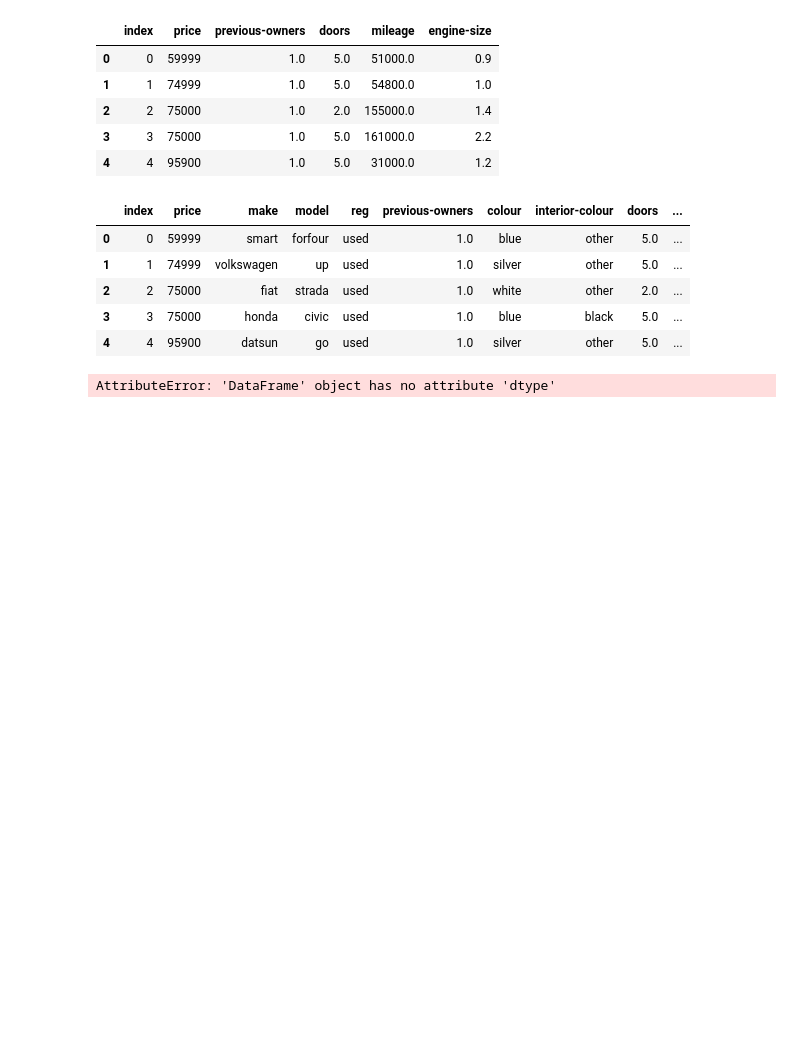
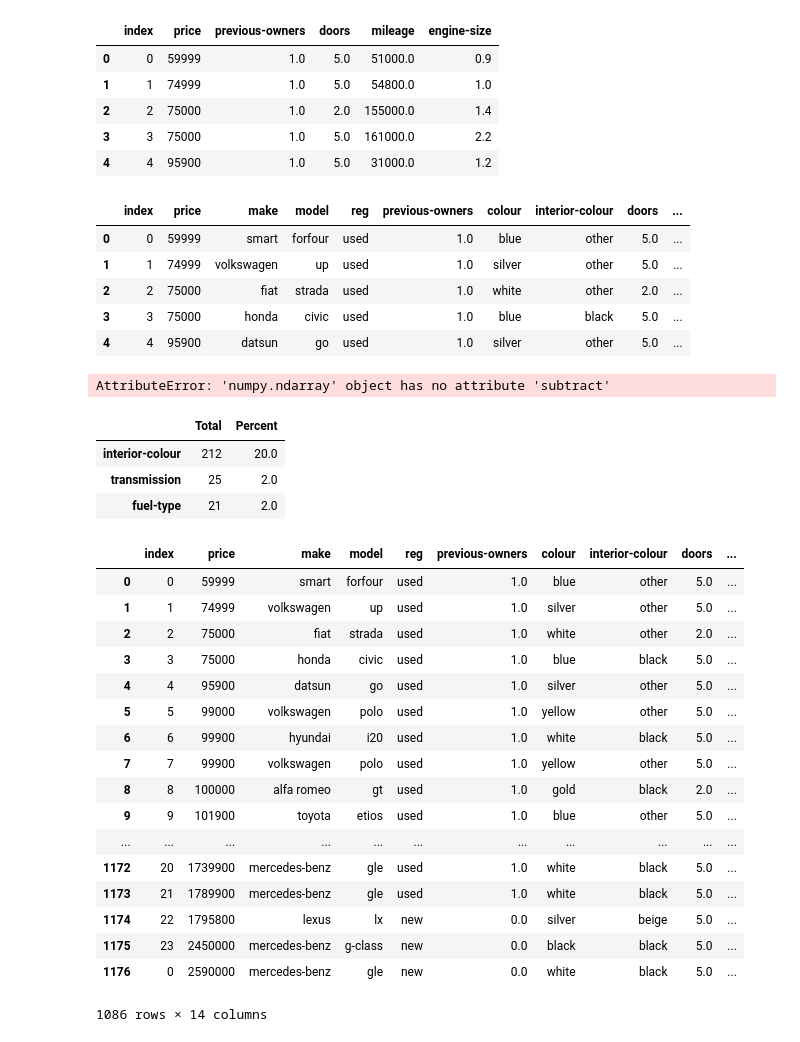
Before and after one commit to shambekela/Namcar-price-predictor, a Jupyter notebook: Car prediction.ipynb, the cells around one changed output. Cells and saved outputs as stored; diff of their text form; code cells hidden in the pictures; blank space fills up the shorter version.

Commit message:
Update data cleaning

```diff
--- a/Car prediction.ipynb
+++ b/Car prediction.ipynb
@@ -548,7 +548,37 @@ data.head()
 | 2 | 2 | 75000 | fiat | strada | used | 1.0 | white | other | 2.0 | ... |
 | 3 | 3 | 75000 | honda | civic | used | 1.0 | blue | black | 5.0 | ... |
 | 4 | 4 | 95900 | datsun | go | used | 1.0 | silver | other | 5.0 | ... |
-# %%
-i_data = pd.DataFrame(imputer.fit_transform(data))
-# %% [output]
-AttributeError: 'DataFrame' object has no attribute 'dtype'
+# %%
+data[num_cols] = data[num_cols].fillna(data[num_cols].mean().round())
+# %%
+data.columns.differencetract(num_cols)
+# %% [output]
+AttributeError: 'numpy.ndarray' object has no attribute 'subtract'
+# %%
+missing_percentage(data)
+# %% [output]
+|  | Total | Percent |
+| interior-colour | 212 | 20.0 |
+| transmission | 25 | 2.0 |
+| fuel-type | 21 | 2.0 |
+# %%
+data.apply(lambda x: x.fillna(x.value_counts().index[0]))
+# %% [output]
+|  | index | price | make | model | reg | previous-owners | colour | interior-colour | doors | ... |
+| 0 | 0 | 59999 | smart | forfour | used | 1.0 | blue | other | 5.0 | ... |
+| 1 | 1 | 74999 | volkswagen | up | used | 1.0 | silver | other | 5.0 | ... |
+| 2 | 2 | 75000 | fiat | strada | used | 1.0 | white | other | 2.0 | ... |
+| 3 | 3 | 75000 | honda | civic | used | 1.0 | blue | black | 5.0 | ... |
+| 4 | 4 | 95900 | datsun | go | used | 1.0 | silver | other | 5.0 | ... |
+| 5 | 5 | 99000 | volkswagen | polo | used | 1.0 | yellow | other | 5.0 | ... |
+| 6 | 6 | 99900 | hyundai | i20 | used | 1.0 | white | black | 5.0 | ... |
+| 7 | 7 | 99900 | volkswagen | polo | used | 1.0 | yellow | other | 5.0 | ... |
+| 8 | 8 | 100000 | alfa romeo | gt | used | 1.0 | gold | black | 2.0 | ... |
+| 9 | 9 | 101900 | toyota | etios | used | 1.0 | blue | other | 5.0 | ... |
+| ... | ... | ... | ... | ... | ... | ... | ... | ... | ... | ... |
+| 1172 | 20 | 1739900 | mercedes-benz | gle | used | 1.0 | white | black | 5.0 | ... |
+| 1173 | 21 | 1789900 | mercedes-benz | gle | used | 1.0 | white | black | 5.0 | ... |
+| 1174 | 22 | 1795800 | lexus | lx | new | 0.0 | silver | beige | 5.0 | ... |
+| 1175 | 23 | 2450000 | mercedes-benz | g-class | new | 0.0 | black | black | 5.0 | ... |
+| 1176 | 0 | 2590000 | mercedes-benz | gle | new | 0.0 | white | black | 5.0 | ... |
+1086 rows × 14 columns
```
Also changed, not shown: parts of 4 cells of this notebook.
